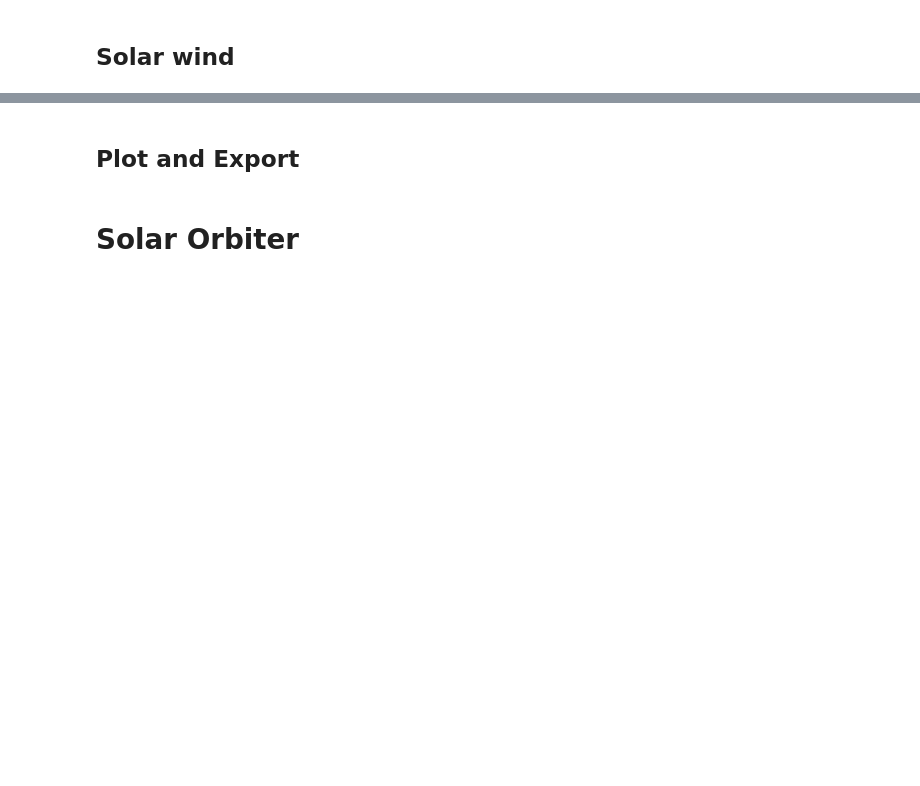
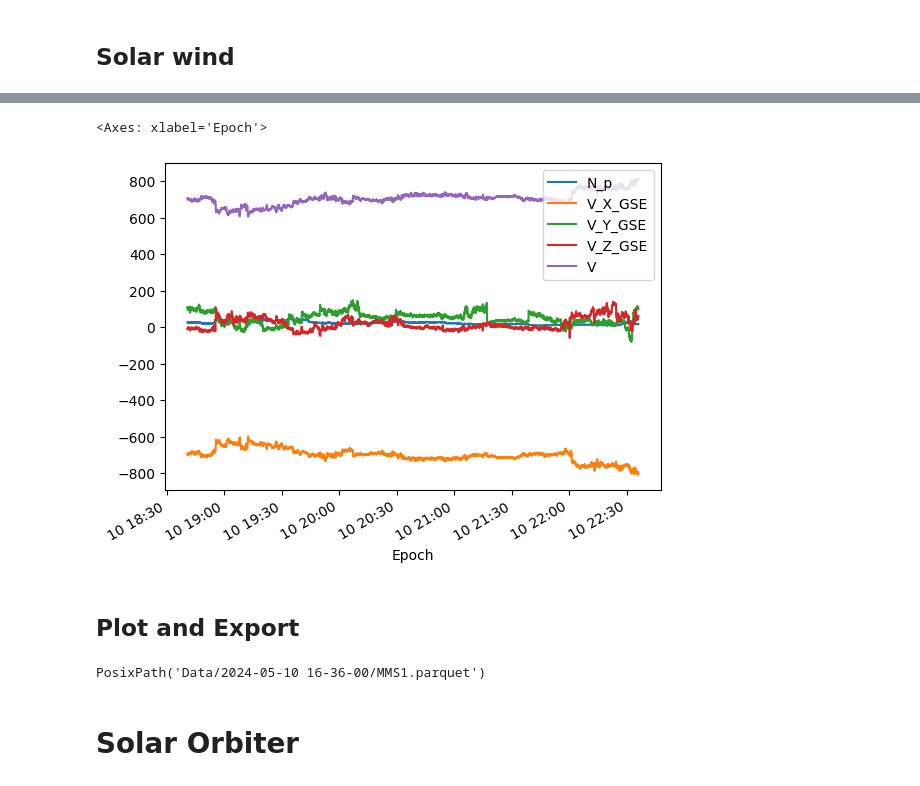
Before and after one commit to oscu0/Shock-and-Awe, a Jupyter notebook: CDASWS Downloader.ipynb, the cells around one changed output, grey strips where cells are left out. Saved outputs shown, nothing was run; the diff lists cells and outputs as text; code cells hidden in the pictures; blank space fills up the shorter version.

```diff
--- a/CDASWS Downloader.ipynb
+++ b/CDASWS Downloader.ipynb
@@ -2022,4 +2018,8 @@ MMS_MFI.plot()
 # %% [markdown]
 ## Solar wind
 # %%
+# List and download MMS1 fast-survey ion moments.
 datasets = list_datasets("MMS", "Plasma and Solar Wind")
+dataset_id = "MMS1_FPI_FAST_L2_DIS-MOMS"
+N = next(index for index, dataset in enumerate(datasets) if dataset["Id"] == dataset_id)
+df = download_and_unpack(datasets, N, time_interval)
@@ -2026,7 +2044,56 @@ datasets = list_datasets("MMS", "Plasma and Solar Wind")
+# %%
+density_col = "mms1_dis_numberdensity_fast"
+velocity_col = "mms1_dis_bulkv_gse_fast"
+
+MMS_SW = df.filter(["Epoch", density_col, velocity_col], axis=1)
+MMS_SW = MMS_SW.set_index("Epoch")
+MMS_SW = MMS_SW.dropna(subset=[density_col, velocity_col], how="all")
+
+MMS_SW[["V_X_GSE", "V_Y_GSE", "V_Z_GSE"]] = pd.DataFrame(
+    MMS_SW[velocity_col].tolist(), index=MMS_SW.index
+)
+MMS_SW = MMS_SW.drop([velocity_col], axis=1)
+MMS_SW = MMS_SW.rename(columns={density_col: "N_p"})
+MMS_SW["V"] = np.sqrt(
+    MMS_SW["V_X_GSE"] ** 2
+    + MMS_SW["V_Y_GSE"] ** 2
+    + MMS_SW["V_Z_GSE"] ** 2
+)
+MMS_SW.index = pd.to_datetime(MMS_SW.index, utc=True)
+MMS_SW.index.name = "Epoch"
+MMS_SW = clamp_bad_values(MMS_SW)
+MMS_SW.plot()
+# %% [output]
+<Axes: xlabel='Epoch'>
+[figure, added]
 # %% [markdown]
 ## Plot and Export
 # %%
-save_parquet(MMS_MFI, "MMS1", tShock)
+mfi = MMS_MFI.copy()
+sw = MMS_SW.copy()
+
+for frame in (mfi, sw):
+    frame.index = pd.to_datetime(frame.index, utc=True)
+    frame.index.name = "Epoch"
+
+mfi = clamp_bad_values(mfi)
+sw = clamp_bad_values(sw)
+
+mfi_u = mfi.reset_index().sort_values("Epoch")
+sw_u = sw.reset_index().sort_values("Epoch")
+merged = pd.merge_asof(
+    mfi_u,
+    sw_u,
+    on="Epoch",
+    direction="nearest",
+    tolerance=pd.Timedelta("2min"),
+)
+merged = merged.set_index("Epoch").sort_index()
+merged = merged.dropna(subset=list(mfi.columns) + list(sw.columns), how="all")
+
+save_parquet(merged, "MMS1", tShock)
+# %% [output]
+PosixPath('Data/2024-05-10 16-36-00/MMS1.parquet')
 # %% [markdown]
 # Solar Orbiter
 # %% [markdown]
```
Also changed, not shown: parts of 41 cells of this notebook.
